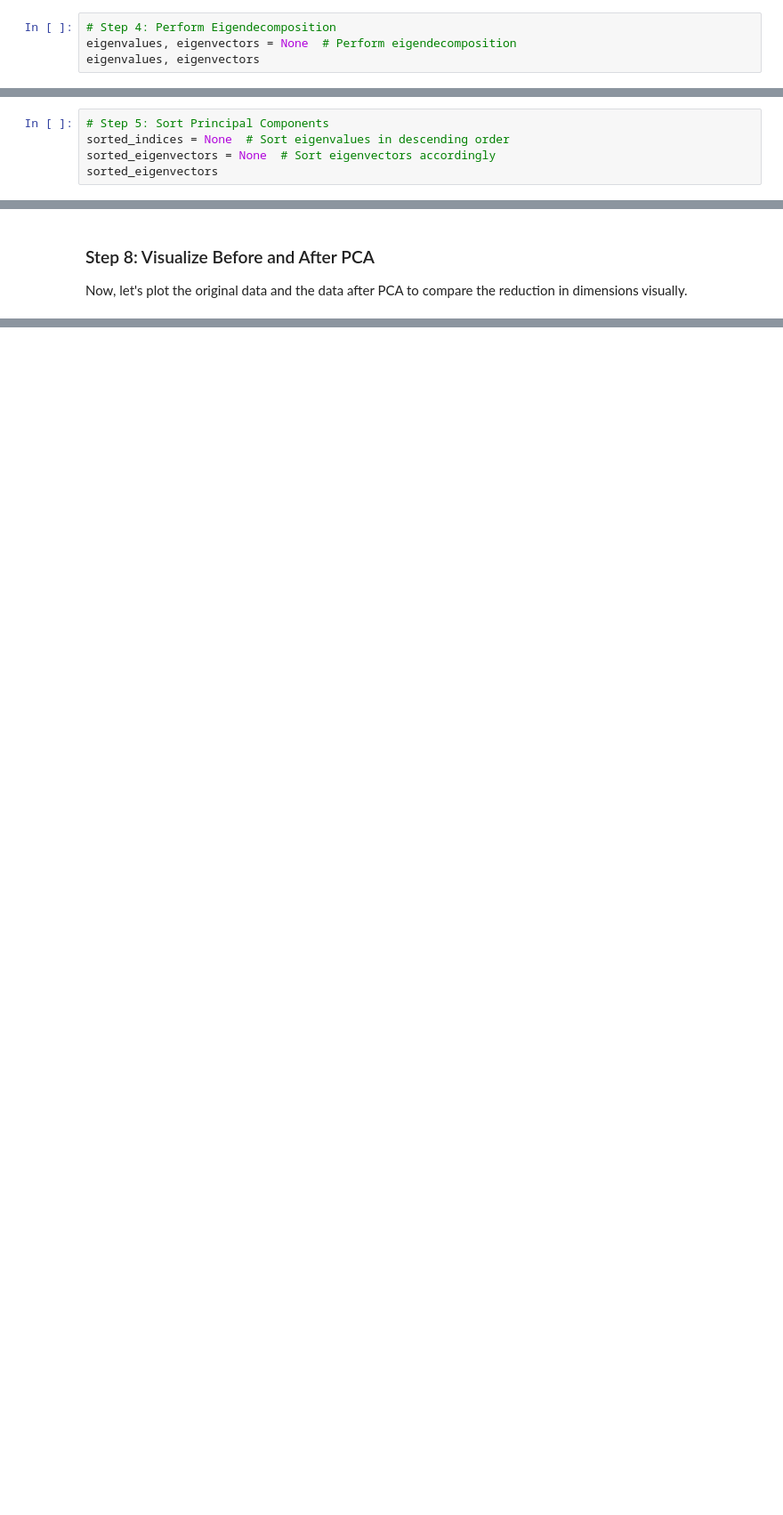
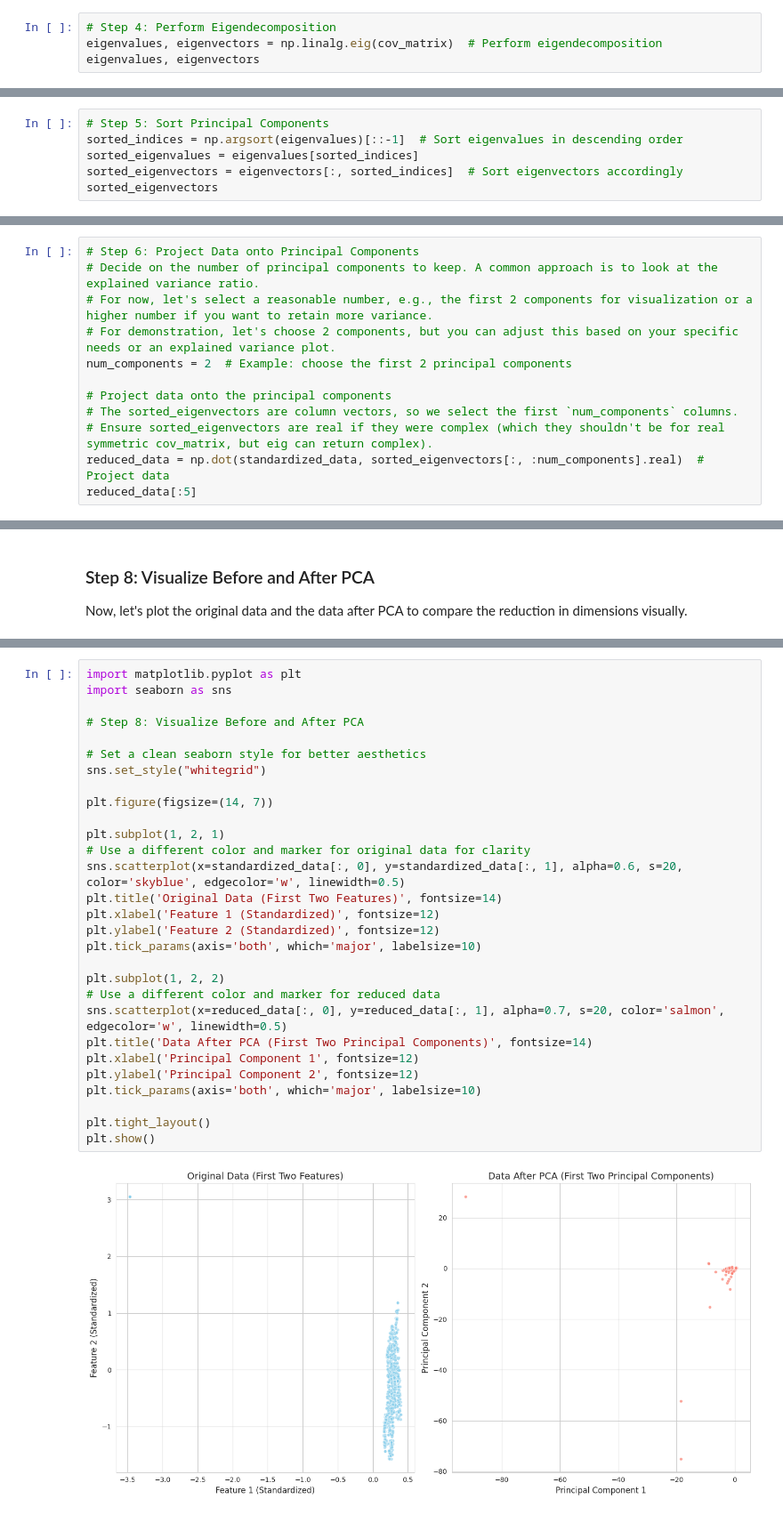
Before and after one commit to Emmanuel-NS/-libretranslate-render, a Jupyter notebook: PCA_Formative_1.ipynb, the cells around one changed output, grey strips where cells are left out. Shown at 89% size. Drawn from its saved outputs; the diff is of its cells as text; blank space fills up the shorter version.

```diff
--- a/PCA_Formative_1.ipynb
+++ b/PCA_Formative_1.ipynb
@@ -30,5 +84,5 @@ Eigendecomposition of the covariance matrix will give us the eigenvalues and eig
 Fill in the code to compute the eigenvalues and eigenvectors of the covariance matrix.
 # %%
 # Step 4: Perform Eigendecomposition
-eigenvalues, eigenvectors = None  # Perform eigendecomposition
+eigenvalues, eigenvectors = np.linalg.eig(cov_matrix)  # Perform eigendecomposition
 eigenvalues, eigenvectors
@@ -40,6 +110,7 @@ Complete the code to sort the eigenvectors and print the sorted components.
 <a url ='https://www.youtube.com/watch?v=vaF-1xUEXsA&t=17s'>How Is Explained Variance Used In PCA?'<a/>
 # %%
 # Step 5: Sort Principal Components
-sorted_indices = None  # Sort eigenvalues in descending order
-sorted_eigenvectors = None  # Sort eigenvectors accordingly
+sorted_indices = np.argsort(eigenvalues)[::-1]  # Sort eigenvalues in descending order
+sorted_eigenvalues = eigenvalues[sorted_indices]
+sorted_eigenvectors = eigenvectors[:, sorted_indices]  # Sort eigenvectors accordingly
 sorted_eigenvectors
@@ -54,0 +135,12 @@ reduced_data[:5]
+# %%
+# Step 6: Project Data onto Principal Components
+# Decide on the number of principal components to keep. A common approach is to look at the explained variance ratio.
+# For now, let's select a reasonable number, e.g., the first 2 components for visualization or a higher number if you want to retain more variance.
+# For demonstration, let's choose 2 components, but you can adjust this based on your specific needs or an explained variance plot.
+num_components = 2  # Example: choose the first 2 principal components
+
+# Project data onto the principal components
+# The sorted_eigenvectors are column vectors, so we select the first `num_components` columns.
+# Ensure sorted_eigenvectors are real if they were complex (which they shouldn't be for real symmetric cov_matrix, but eig can return complex).
+reduced_data = np.dot(standardized_data, sorted_eigenvectors[:, :num_components].real)  # Project data
+reduced_data[:5]
@@ -72,0 +170,31 @@ Now, let's plot the original data and the data after PCA to compare the reductio
+# %%
+import matplotlib.pyplot as plt
+import seaborn as sns
+
+# Step 8: Visualize Before and After PCA
+
+# Set a clean seaborn style for better aesthetics
+sns.set_style("whitegrid")
+
+plt.figure(figsize=(14, 7))
+
+plt.subplot(1, 2, 1)
+# Use a different color and marker for original data for clarity
+sns.scatterplot(x=standardized_data[:, 0], y=standardized_data[:, 1], alpha=0.6, s=20, color='skyblue', edgecolor='w', linewidth=0.5)
+plt.title('Original Data (First Two Features)', fontsize=14)
+plt.xlabel('Feature 1 (Standardized)', fontsize=12)
+plt.ylabel('Feature 2 (Standardized)', fontsize=12)
+plt.tick_params(axis='both', which='major', labelsize=10)
+
+plt.subplot(1, 2, 2)
+# Use a different color and marker for reduced data
+sns.scatterplot(x=reduced_data[:, 0], y=reduced_data[:, 1], alpha=0.7, s=20, color='salmon', edgecolor='w', linewidth=0.5)
+plt.title('Data After PCA (First Two Principal Components)', fontsize=14)
+plt.xlabel('Principal Component 1', fontsize=12)
+plt.ylabel('Principal Component 2', fontsize=12)
+plt.tick_params(axis='both', which='major', labelsize=10)
+
+plt.tight_layout()
+plt.show()
+# %% [output]
+[figure, added]
```
Also changed, not shown: parts of 9 cells of this notebook.
